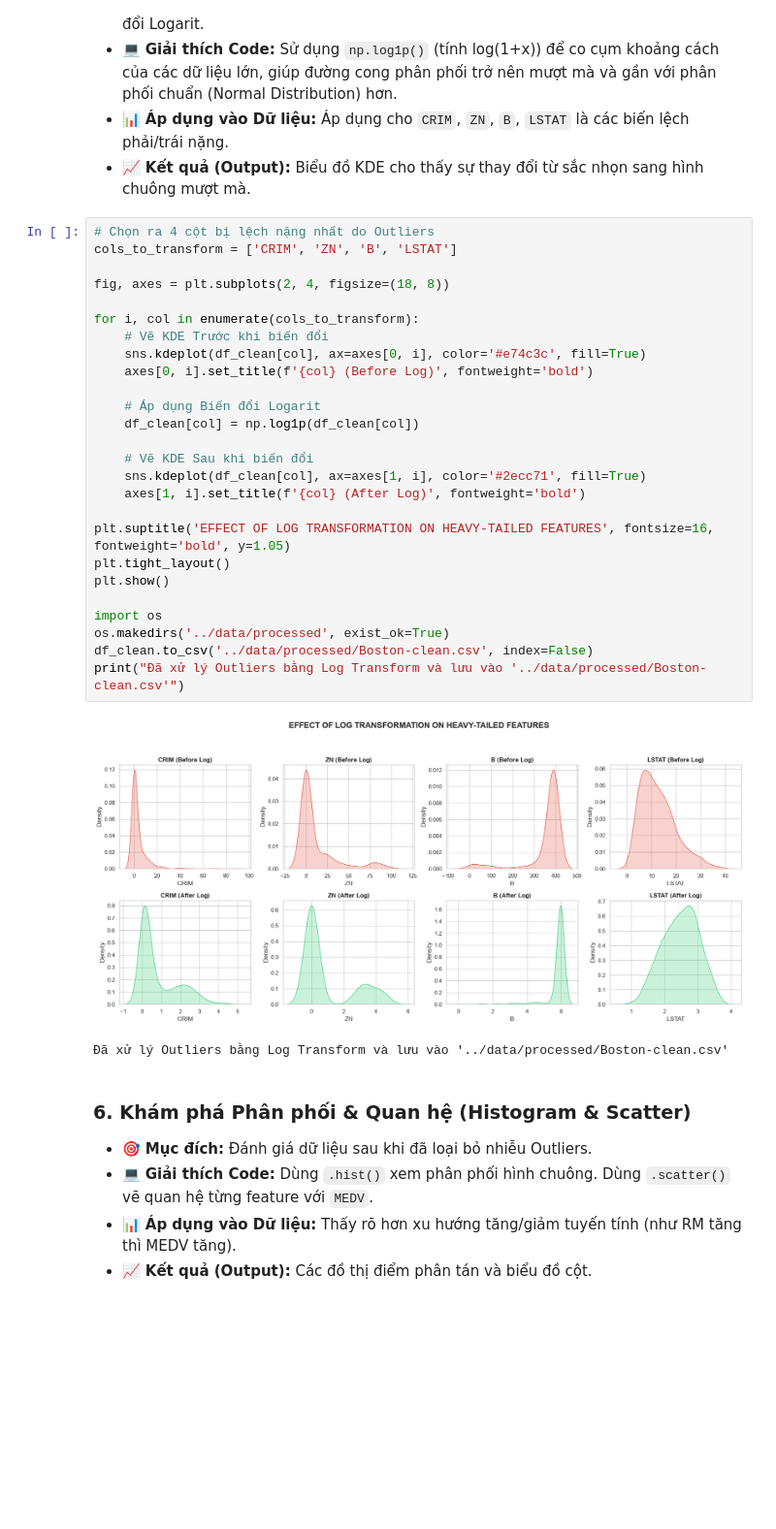
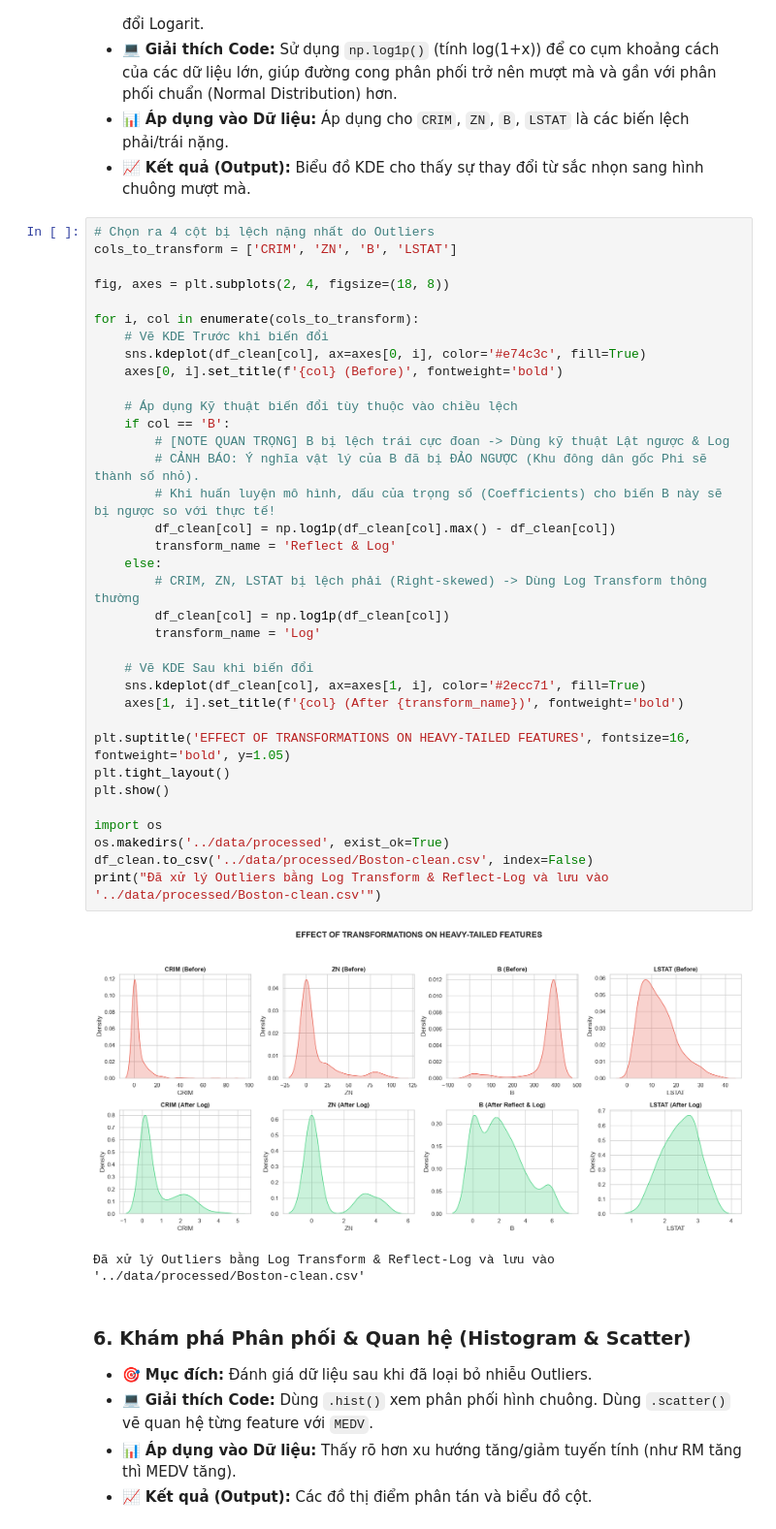
Before and after one commit to BiLML/MLP-for-Boston-Housing, a Jupyter notebook: src/lab4.ipynb, the cells around one changed output. Shown at 97% size. Saved outputs shown, nothing was run; the diff lists cells and outputs as text; blank space fills up the shorter version.

```diff
--- a/src/lab4.ipynb
+++ b/src/lab4.ipynb
@@ -169,32 +169,41 @@ print("Đã hoàn tất quan sát phân bố Outliers.")
 # %%
 # Chọn ra 4 cột bị lệch nặng nhất do Outliers
 cols_to_transform = ['CRIM', 'ZN', 'B', 'LSTAT']
 
 fig, axes = plt.subplots(2, 4, figsize=(18, 8))
 
 for i, col in enumerate(cols_to_transform):
     # Vẽ KDE Trước khi biến đổi
     sns.kdeplot(df_clean[col], ax=axes[0, i], color='#e74c3c', fill=True)
-    axes[0, i].set_title(f'{col} (Before Log)', fontweight='bold')
+    axes[0, i].set_title(f'{col} (Before)', fontweight='bold')
 
-    # Áp dụng Biến đổi Logarit
-    df_clean[col] = np.log1p(df_clean[col])
+    # Áp dụng Kỹ thuật biến đổi tùy thuộc vào chiều lệch
+    if col == 'B':
+        # [NOTE QUAN TRỌNG] B bị lệch trái cực đoan -> Dùng kỹ thuật Lật ngược & Log
+        # CẢNH BÁO: Ý nghĩa vật lý của B đã bị ĐẢO NGƯỢC (Khu đông dân gốc Phi sẽ thành số nhỏ).
+        # Khi huấn luyện mô hình, dấu của trọng số (Coefficients) cho biến B này sẽ bị ngược so với thực tế!
+        df_clean[col] = np.log1p(df_clean[col].max() - df_clean[col])
+        transform_name = 'Reflect & Log'
+    else:
+        # CRIM, ZN, LSTAT bị lệch phải (Right-skewed) -> Dùng Log Transform thông thường
+        df_clean[col] = np.log1p(df_clean[col])
+        transform_name = 'Log'
 
     # Vẽ KDE Sau khi biến đổi
     sns.kdeplot(df_clean[col], ax=axes[1, i], color='#2ecc71', fill=True)
-    axes[1, i].set_title(f'{col} (After Log)', fontweight='bold')
+    axes[1, i].set_title(f'{col} (After {transform_name})', fontweight='bold')
 
-plt.suptitle('EFFECT OF LOG TRANSFORMATION ON HEAVY-TAILED FEATURES', fontsize=16, fontweight='bold', y=1.05)
+plt.suptitle('EFFECT OF TRANSFORMATIONS ON HEAVY-TAILED FEATURES', fontsize=16, fontweight='bold', y=1.05)
 plt.tight_layout()
 plt.show()
 
 import os
 os.makedirs('../data/processed', exist_ok=True)
 df_clean.to_csv('../data/processed/Boston-clean.csv', index=False)
-print("Đã xử lý Outliers bằng Log Transform và lưu vào '../data/processed/Boston-clean.csv'")
+print("Đã xử lý Outliers bằng Log Transform & Reflect-Log và lưu vào '../data/processed/Boston-clean.csv'")
 # %% [output]
-[figure, old version]
+[figure, new version]
-Đã xử lý Outliers bằng Log Transform và lưu vào '../data/processed/Boston-clean.csv'
+Đã xử lý Outliers bằng Log Transform & Reflect-Log và lưu vào '../data/processed/Boston-clean.csv'
 # %% [markdown]
 ### 6. Khám phá Phân phối & Quan hệ (Histogram & Scatter)
 - 🎯 **Mục đích:** Đánh giá dữ liệu sau khi đã loại bỏ nhiễu Outliers.
```
Also changed, not shown: parts of 7 cells of this notebook, 11 other files.
